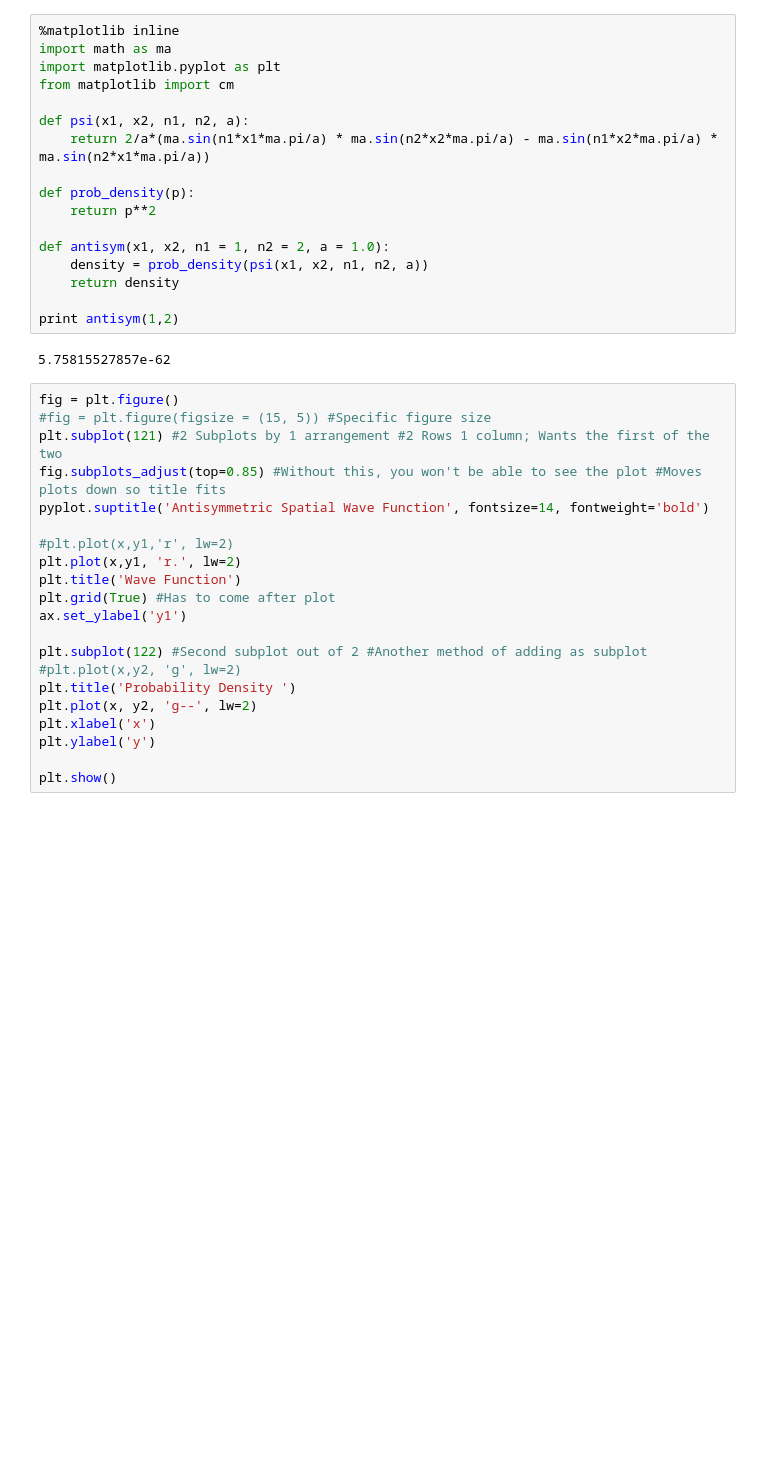
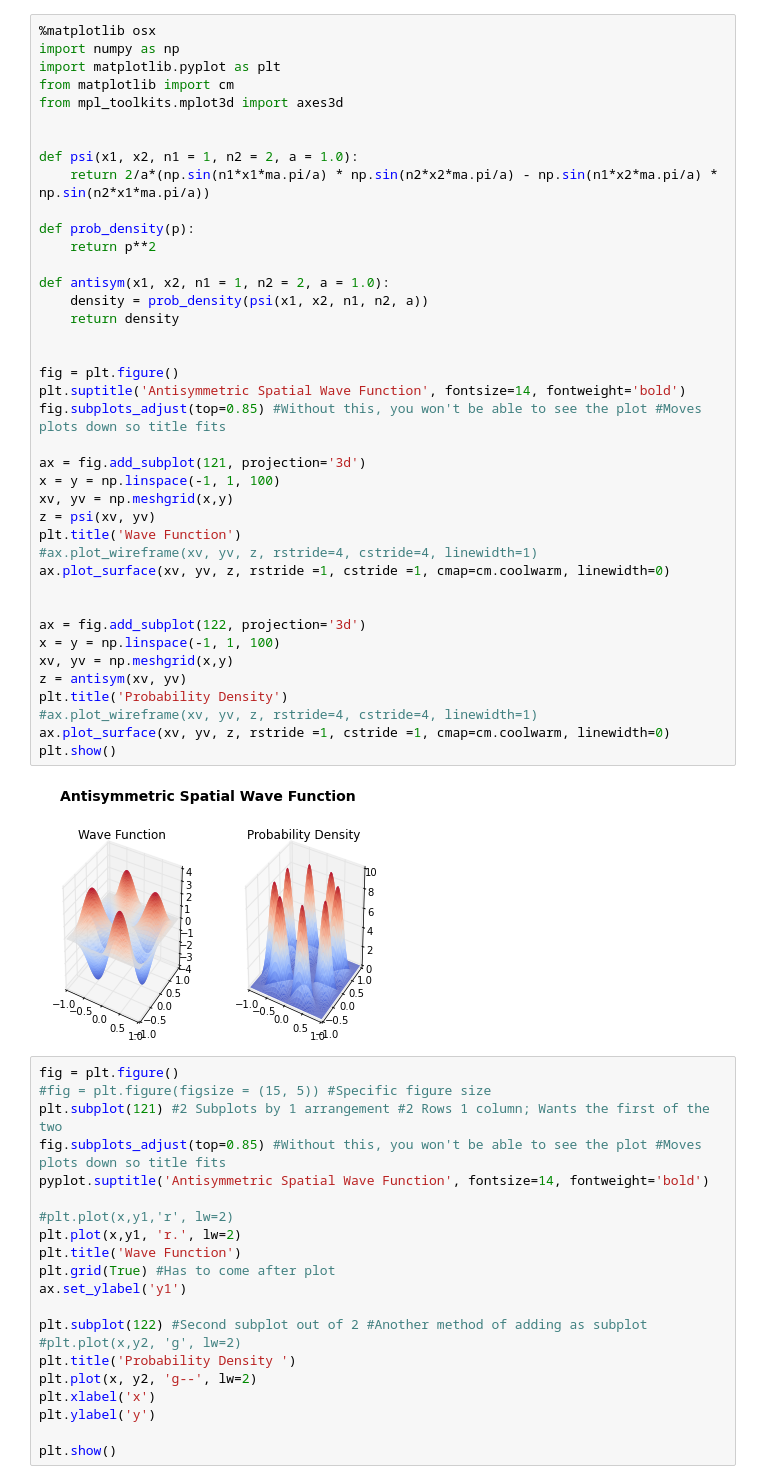
Before and after one commit to COMPPHYS-MDELROSARIO/comp-phys, a Jupyter notebook: plot_antisym.py.ipynb, the cells around one changed output. Cells and saved outputs as stored; diff of their text form; blank space fills up the shorter version.

Commit message:
finished plot

```diff
--- a/plot_antisym.py.ipynb
+++ b/plot_antisym.py.ipynb
@@ -1,22 +1,45 @@
 # %%
-%matplotlib inline
-import math as ma
+%matplotlib osx
+import numpy as np
 import matplotlib.pyplot as plt
 from matplotlib import cm
+from mpl_toolkits.mplot3d import axes3d
 
-def psi(x1, x2, n1, n2, a):
-    return 2/a*(ma.sin(n1*x1*ma.pi/a) * ma.sin(n2*x2*ma.pi/a) - ma.sin(n1*x2*ma.pi/a) * ma.sin(n2*x1*ma.pi/a))
+
+def psi(x1, x2, n1 = 1, n2 = 2, a = 1.0):
+    return 2/a*(np.sin(n1*x1*ma.pi/a) * np.sin(n2*x2*ma.pi/a) - np.sin(n1*x2*ma.pi/a) * np.sin(n2*x1*ma.pi/a))
 
 def prob_density(p):
     return p**2
 
 def antisym(x1, x2, n1 = 1, n2 = 2, a = 1.0):
     density = prob_density(psi(x1, x2, n1, n2, a))
     return density
 
-print antisym(1,2)
+
+fig = plt.figure()
+plt.suptitle('Antisymmetric Spatial Wave Function', fontsize=14, fontweight='bold')
+fig.subplots_adjust(top=0.85) #Without this, you won't be able to see the plot #Moves plots down so title fits
+
+ax = fig.add_subplot(121, projection='3d')
+x = y = np.linspace(-1, 1, 100)
+xv, yv = np.meshgrid(x,y)
+z = psi(xv, yv)
+plt.title('Wave Function')
+#ax.plot_wireframe(xv, yv, z, rstride=4, cstride=4, linewidth=1)
+ax.plot_surface(xv, yv, z, rstride =1, cstride =1, cmap=cm.coolwarm, linewidth=0)
+
+
+ax = fig.add_subplot(122, projection='3d')
+x = y = np.linspace(-1, 1, 100)
+xv, yv = np.meshgrid(x,y)
+z = antisym(xv, yv)
+plt.title('Probability Density')
+#ax.plot_wireframe(xv, yv, z, rstride=4, cstride=4, linewidth=1)
+ax.plot_surface(xv, yv, z, rstride =1, cstride =1, cmap=cm.coolwarm, linewidth=0)
+plt.show()
 # %% [output]
-5.75815527857e-62
+[figure, added]
 # %%
 fig = plt.figure()
 #fig = plt.figure(figsize = (15, 5)) #Specific figure size
```
Also changed, not shown: parts of 1 cell of this notebook.
